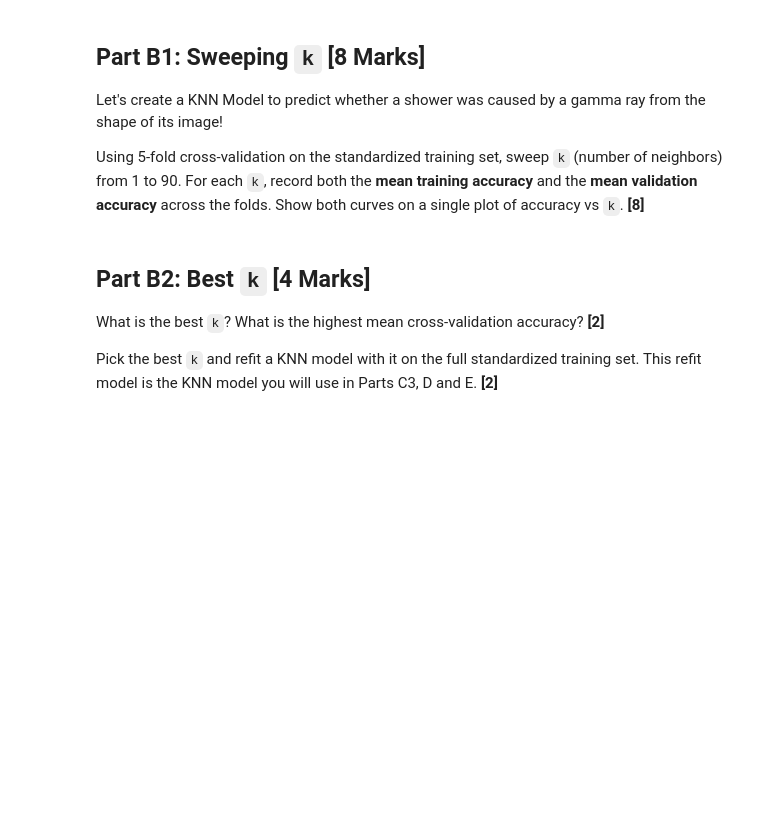
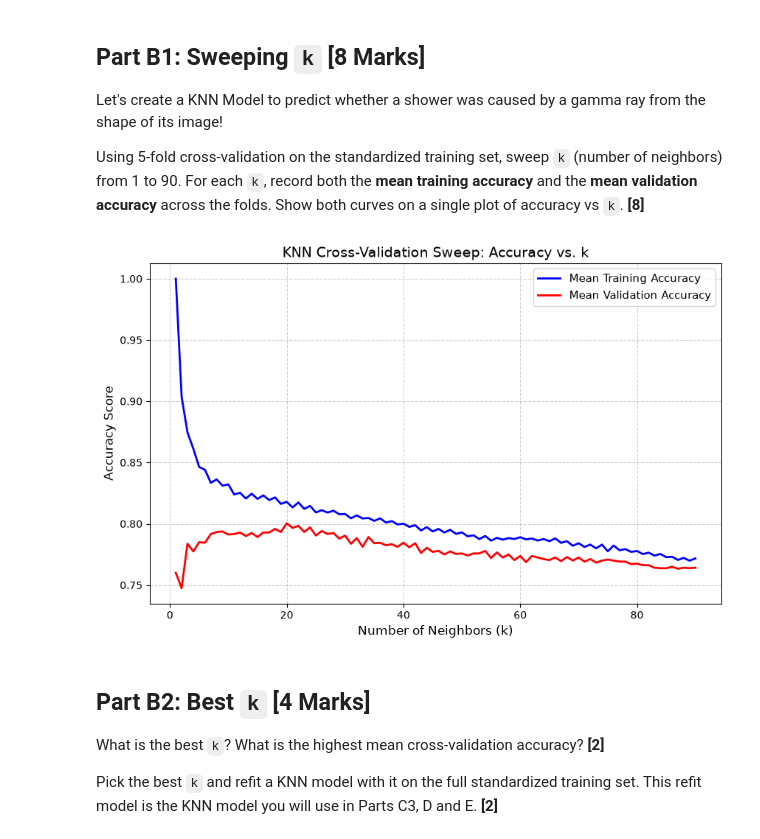
Before and after one commit to AngieCreate/MIE370_Assignment_2, a Jupyter notebook: MIE370_Assignment_2_Classification_and_Ensemble_models.ipynb, the cells around one changed output. Drawn from its saved outputs; the diff is of its cells as text; code cells hidden in the pictures; blank space fills up the shorter version.

```diff
--- a/MIE370_Assignment_2_Classification_and_Ensemble_models.ipynb
+++ b/MIE370_Assignment_2_Classification_and_Ensemble_models.ipynb
@@ -196,3 +309,38 @@ Using 5-fold cross-validation on the standardized training set, sweep `k` (numbe
+# %%
+### YOUR CODE HERE ###
+# 1. Define range of k values (1 to 90)
+k_values = range(1,91)
+
+# 2. Record each mean score (training accuracy and validation accuracy)
+mean_train_accuracies = []
+mean_val_accuracies = []
+
+# 3. Loop through each k value + calculate 5-fold cross validation
+for k in k_values:
+    # Initialize knn classifier
+    knn = KNeighborsClassifier(n_neighbors=k)
+
+    # Calculate train and validaiton scores using cross validation
+    # cross_validate(model, features, targets, cross folds, if returning a score, parallel processing)
+    scores = cross_validate(knn, X_train, y_train, cv=5, return_train_score=True, n_jobs=-1)
+
+    # Store the averages across the 5 folds
+    mean_train_accuracies.append(np.mean(scores['train_score']))
+    mean_val_accuracies.append(np.mean(scores['test_score']))
+
+# 4. Plot both curves onto a single plot
+plt.figure(figsize=(10, 6))
+plt.plot(k_values, mean_train_accuracies, label='Mean Training Accuracy', color='blue', linewidth=2)
+plt.plot(k_values, mean_val_accuracies, label='Mean Validation Accuracy', color='red', linewidth=2)
+
+plt.title('KNN Cross-Validation Sweep: Accuracy vs. k', fontsize=14)
+plt.xlabel('Number of Neighbors (k)', fontsize=12)
+plt.ylabel('Accuracy Score', fontsize=12)
+plt.grid(True, linestyle='--', alpha=0.6)
+plt.legend(fontsize=11)
+plt.show()
+# %% [output]
+[figure, added]
 # %% [markdown]
 ## Part B2: Best `k` **[4 Marks]**
 
```
Also changed, not shown: parts of 21 cells of this notebook.
